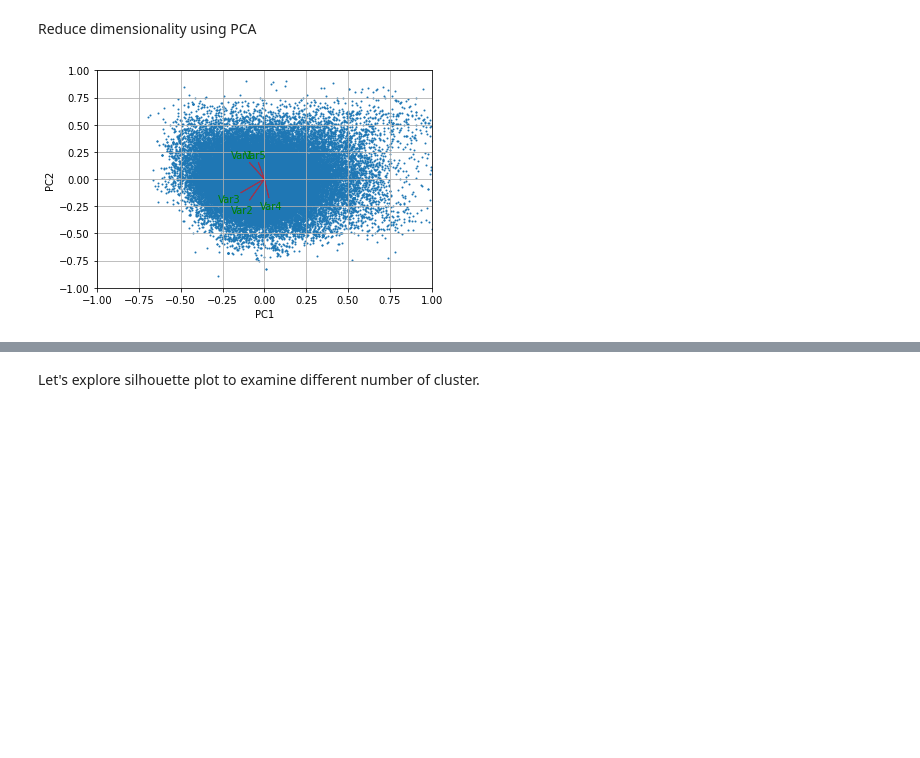
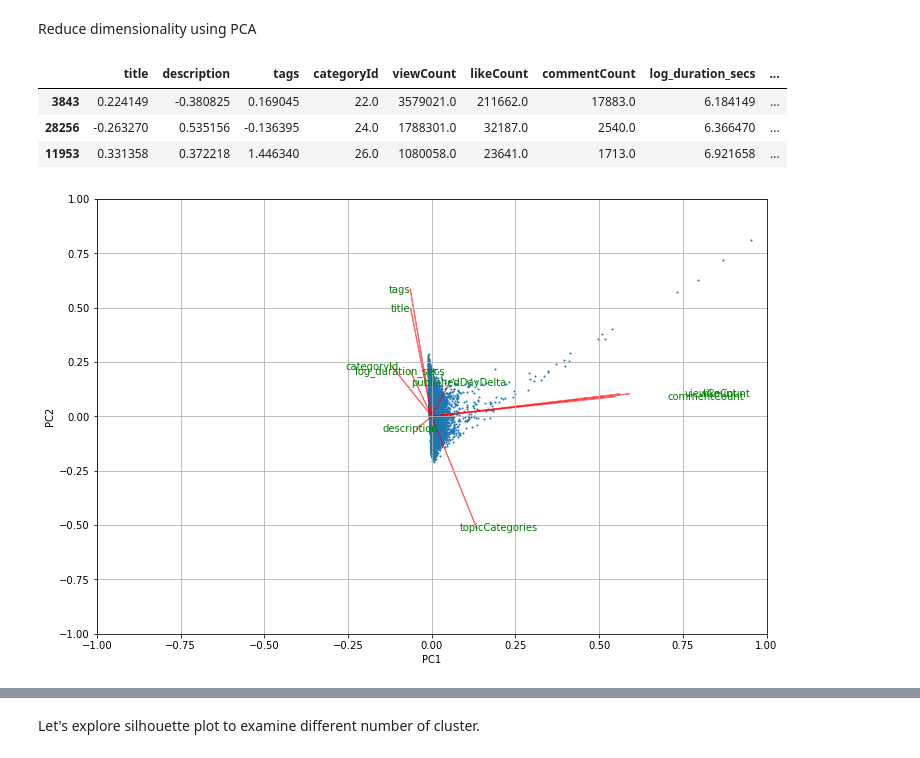
Before and after one commit to ajinkyabhanudas/SIADS696, a Jupyter notebook: EDA_Poom.ipynb, the cells around one changed output, grey strips where cells are left out. Drawn from its saved outputs; the diff is of its cells as text; code cells hidden in the pictures; blank space fills up the shorter version.

```diff
--- a/EDA_Poom.ipynb
+++ b/EDA_Poom.ipynb
@@ -297,0 +304,7 @@ X_new = pca.fit_transform(X)
+# %%
+vec_df.sample(3)
+# %% [output]
+|  | title | description | tags | categoryId | viewCount | likeCount | commentCount | log_duration_secs | ... |
+| 3843 | 0.224149 | -0.380825 | 0.169045 | 22.0 | 3579021.0 | 211662.0 | 17883.0 | 6.184149 | ... |
+| 28256 | -0.263270 | 0.535156 | -0.136395 | 24.0 | 1788301.0 | 32187.0 | 2540.0 | 6.366470 | ... |
+| 11953 | 0.331358 | 0.372218 | 1.446340 | 26.0 | 1080058.0 | 23641.0 | 1713.0 | 6.921658 | ... |
@@ -299,8 +316,8 @@ X_new = pca.fit_transform(X)
 # create biplot source from https://sukhbinder.wordpress.com/2015/08/05/biplot-with-python/ + unsupervise learning class
 def biplot(score, coeff, maxdim, pcax=1, pcay=2, labels=None):
     '''
-    score:
-    coeff:
+    score: pca fit_transform
+    coeff: components.transpose
     '''
     pca1=pcax-1
     pca2=pcay-1
@@ -310,6 +327,7 @@ def biplot(score, coeff, maxdim, pcax=1, pcay=2, labels=None):
     scalex = 2.0/(xs.max()- xs.min())
     scaley = 2.0/(ys.max()- ys.min())
     text_scale_factor = 1.5
+    plt.figure(figsize=(12, 8))
     plt.scatter(xs*scalex, ys*scaley, s=1)
     for i in range(n):
         plt.arrow(0, 0, coeff[i,pca1], coeff[i,pca2],color='r',alpha=0.5)
@@ -322,9 +340,11 @@ def biplot(score, coeff, maxdim, pcax=1, pcay=2, labels=None):
     plt.xlabel("PC{}".format(pcax))
     plt.ylabel("PC{}".format(pcay))
     plt.grid()
-# %%
-score = X_new
-coeff = np.transpose(pca.components_)
-biplot(score,coeff,5)
-# %% [output]
-[figure, removed]
+# %%
+score_pca = PCA(n_components=2)
+score = score_pca.fit_transform(scale_df)
+labels = vec_df.columns
+coeff = np.transpose(score_pca.components_)
+biplot(score,coeff, maxdim=12, labels=labels)
+# %% [output]
+[figure, added]
```
Also changed, not shown: parts of 19 cells of this notebook.
